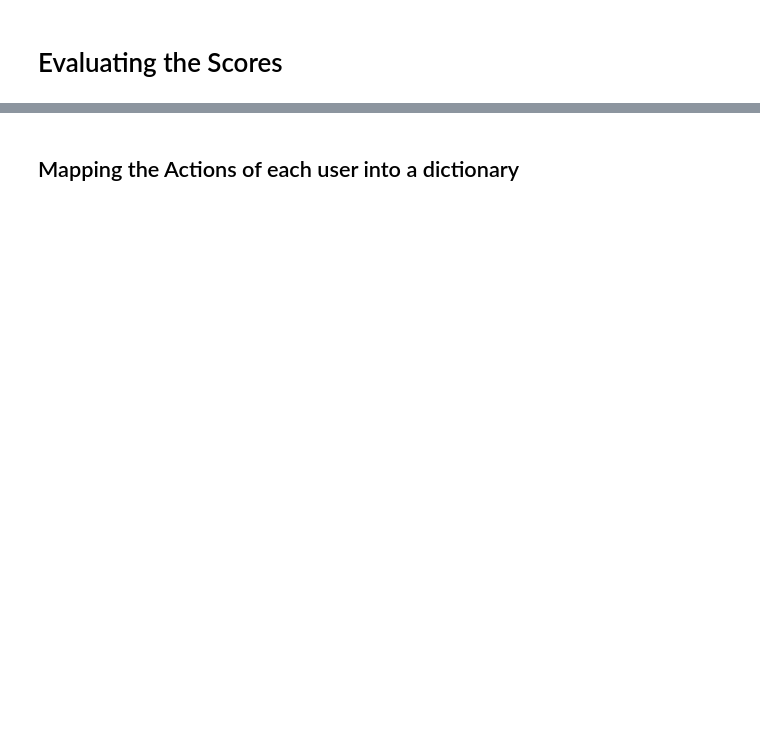
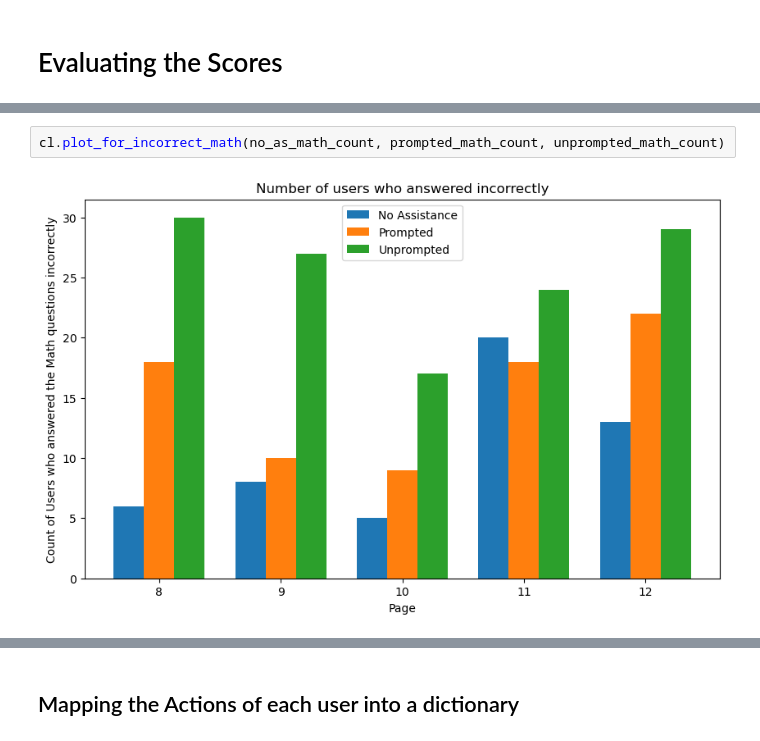
Before and after one commit to AmritaCSN/Malavika_Anand_Major-Investigating-the-effect-of-unprompted-ai-Assistance-on-users-cognitive-ability, a Jupyter notebook: analysis_clean.ipynb, the cells around one changed output, grey strips where cells are left out. Saved outputs shown, nothing was run; the diff lists cells and outputs as text; blank space fills up the shorter version.

```diff
--- a/analysis_clean.ipynb
+++ b/analysis_clean.ipynb
@@ -116,0 +150,4 @@ prompted_filtered_df
+# %%
+cl.plot_for_incorrect_math(no_as_math_count, prompted_math_count, unprompted_math_count)
+# %% [output]
+[figure, added]
```
Also changed, not shown: parts of 117 cells of this notebook, 1 other file.
